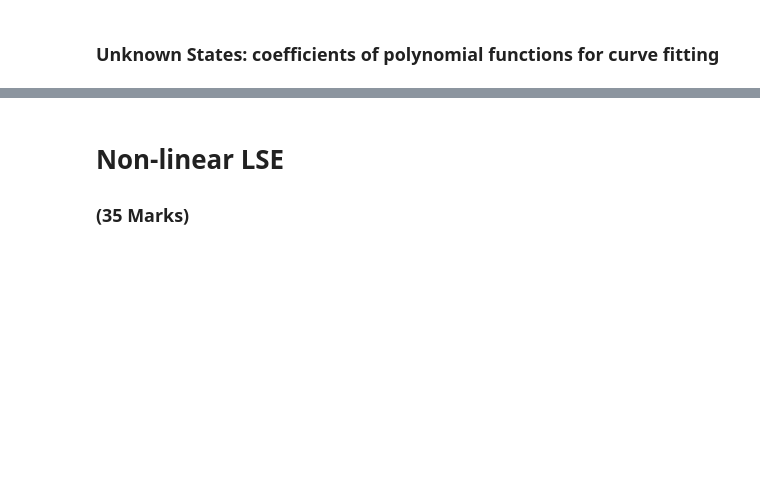
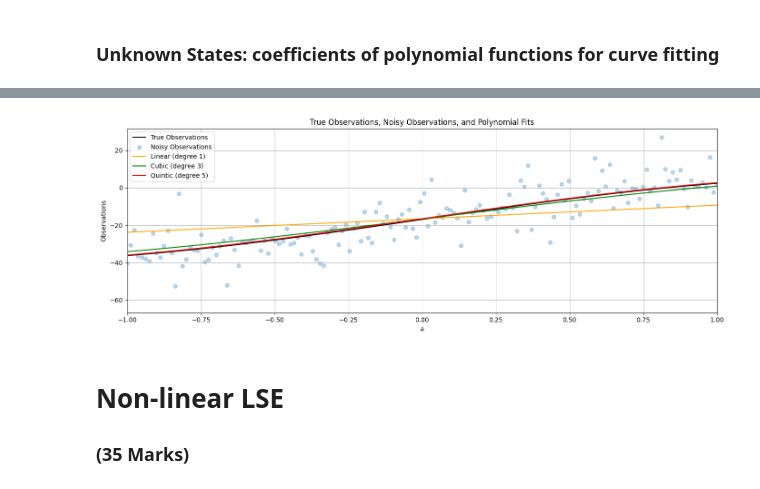
Before and after one commit to hanifbhuian/ENGG680_Fall24_Assignment2, a Jupyter notebook: Lab_Assignment2/Assignment2.ipynb, the cells around one changed output, grey strips where cells are left out. Drawn from its saved outputs; the diff is of its cells as text; code cells hidden in the pictures; blank space fills up the shorter version.

```diff
--- a/Lab_Assignment2/Assignment2.ipynb
+++ b/Lab_Assignment2/Assignment2.ipynb
@@ -107,28 +162,65 @@ def fit_polynomial_curve(a: np.ndarray, l: np.ndarray, P: np.ndarray, deg: int)
 # use polynomial degrees of: 1, 3 ,5
 # (1 marks)
 # ...
+# Degree 1
+x_deg1, cov_x_deg1, apv_deg1, v_deg1 = fit_polynomial_curve(a, l, P, deg=1)
+
+# Degree 3
+x_deg3, cov_x_deg3, apv_deg3, v_deg3 = fit_polynomial_curve(a, l, P, deg=3)
+
+# Degree 5
+x_deg5, cov_x_deg5, apv_deg5, v_deg5 = fit_polynomial_curve(a, l, P, deg=5)
 # %%
 # step 7
 # use the estimated coefficients x and constants array a, construct polynomial functions for each degree
 # hint: use polyval function from numpy library (check input argument carefully)
 # (1 marks)
 
-line_uw = #...
-cubic_uw = #...
-quintic_uw = #...
+line_uw = np.polyval(x_deg1[::-1], a) #For degree 1 (linear polynomial)
+cubic_uw = np.polyval(x_deg3[::-1], a) #For degree 3 (cubic polynomial)
+quintic_uw = np.polyval(x_deg5[::-1], a) #For degree 5 (quintic polynomial)
 # %%
 # step 8
 # use the matplotlib to plot each polynomial function, noisy observations l, true observations l_true, together in one single figure
 # for the polynomials of line, cubic and quintic, use color of orange, green and red respectively.
 # (2 marks)
 
 fig, ax = plt.subplots(nrows=1, ncols=1, figsize=(14, 5))
-# ...
 
+# Plot true observations (black line)
+ax.plot(a, l_true, label='True Observations', color='k')
 
-ax.grid(True, which='both',ls='-',color='0.65')
+# Plot noisy observations (scatter plot with transparency)
+ax.scatter(a, l, label='Noisy Observations', color='tab:blue', marker='o', alpha=0.3)
 
+# Plot the polynomial functions
+ax.plot(a, line_uw, label='Linear (degree 1)', color='orange')  # Linear polynomial in orange
+ax.plot(a, cubic_uw, label='Cubic (degree 3)', color='green')  # Cubic polynomial in green
+ax.plot(a, quintic_uw, label='Quintic (degree 5)', color='red')  # Quintic polynomial in red
+
+# Set axis labels
+ax.set_xlabel('a')
+ax.set_ylabel('Observations')
+
+# Set the x-axis range to -1 to 1
+ax.set_xlim(-1, 1)
+
+# Add a legend
+ax.legend()
+
+# Set the title
+ax.set_title('True Observations, Noisy Observations, and Polynomial Fits')
+
+# Enable grid lines
+ax.grid(True, which='both', ls='-', color='0.65')
+
+# Adjust layout
 fig.tight_layout()
+
+# Display the plot
+plt.show()
+# %% [output]
+[figure, added]
 # %%
 # step 9
 # print the a posterier variance factor for each polynomial function
```
Also changed, not shown: parts of 7 cells of this notebook.
